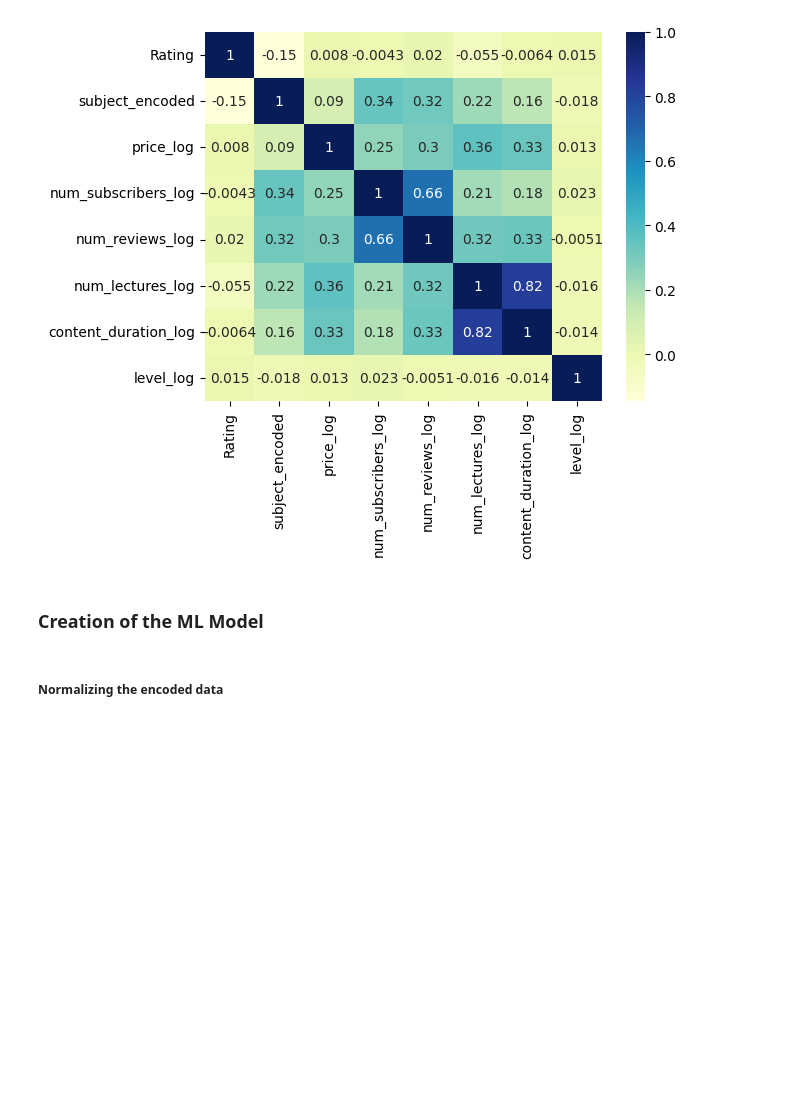
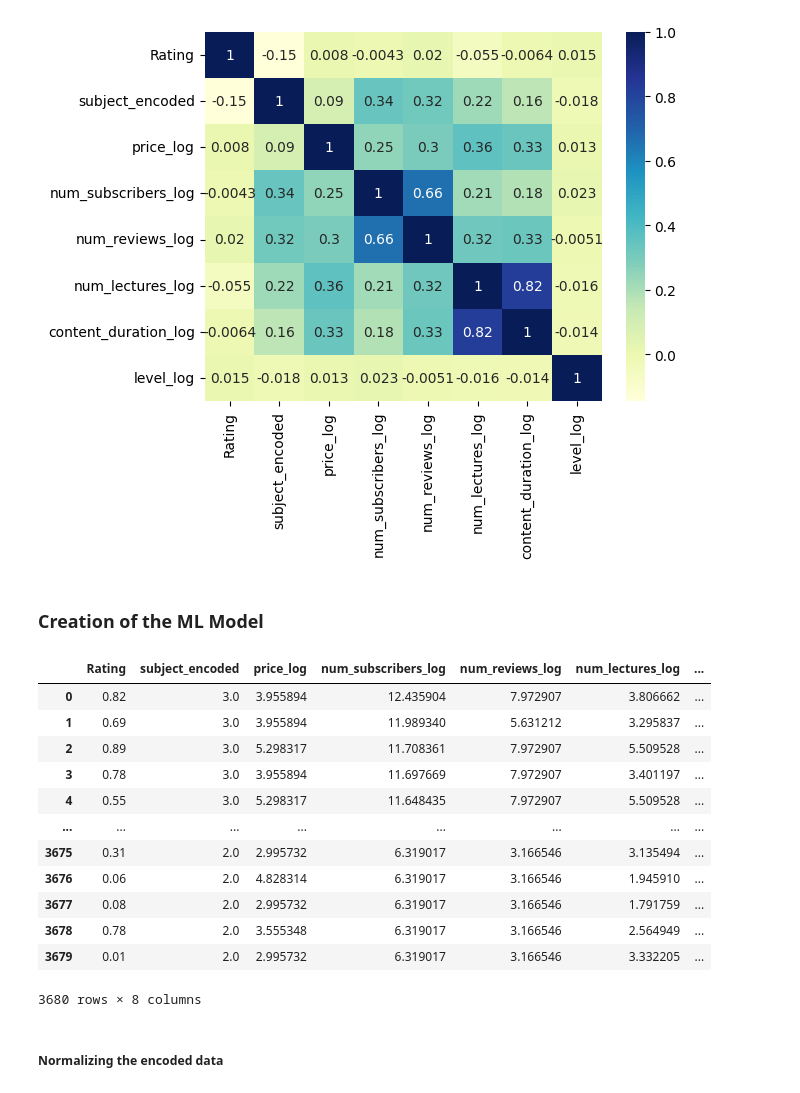
Before and after one commit to AasthaMuk/Module-21_DS-Projects, a Jupyter notebook: Project2-Ratings of GUVI Courses/rating_prediction.ipynb, the cells around one changed output. Drawn from its saved outputs; the diff is of its cells as text; code cells hidden in the pictures; blank space fills up the shorter version.

Commit message:
committing rating

```diff
--- a/Project2-Ratings of GUVI Courses/rating_prediction.ipynb
+++ b/Project2-Ratings of GUVI Courses/rating_prediction.ipynb
@@ -483,6 +483,22 @@ sns.heatmap(df_heatmap, cmap="YlGnBu",annot=True)
 [figure]
 # %% [markdown]
 ### Creation of the ML Model
+# %%
+df4
+# %% [output]
+|  | Rating | subject_encoded | price_log | num_subscribers_log | num_reviews_log | num_lectures_log | ... |
+| 0 | 0.82 | 3.0 | 3.955894 | 12.435904 | 7.972907 | 3.806662 | ... |
+| 1 | 0.69 | 3.0 | 3.955894 | 11.989340 | 5.631212 | 3.295837 | ... |
+| 2 | 0.89 | 3.0 | 5.298317 | 11.708361 | 7.972907 | 5.509528 | ... |
+| 3 | 0.78 | 3.0 | 3.955894 | 11.697669 | 7.972907 | 3.401197 | ... |
+| 4 | 0.55 | 3.0 | 5.298317 | 11.648435 | 7.972907 | 5.509528 | ... |
+| ... | ... | ... | ... | ... | ... | ... | ... |
+| 3675 | 0.31 | 2.0 | 2.995732 | 6.319017 | 3.166546 | 3.135494 | ... |
+| 3676 | 0.06 | 2.0 | 4.828314 | 6.319017 | 3.166546 | 1.945910 | ... |
+| 3677 | 0.08 | 2.0 | 2.995732 | 6.319017 | 3.166546 | 1.791759 | ... |
+| 3678 | 0.78 | 2.0 | 3.555348 | 6.319017 | 3.166546 | 2.564949 | ... |
+| 3679 | 0.01 | 2.0 | 2.995732 | 6.319017 | 3.166546 | 3.332205 | ... |
+3680 rows × 8 columns
 # %% [markdown]
 ##### Normalizing the encoded data
 # %%
```
Also changed, not shown: parts of 3 cells of this notebook.
